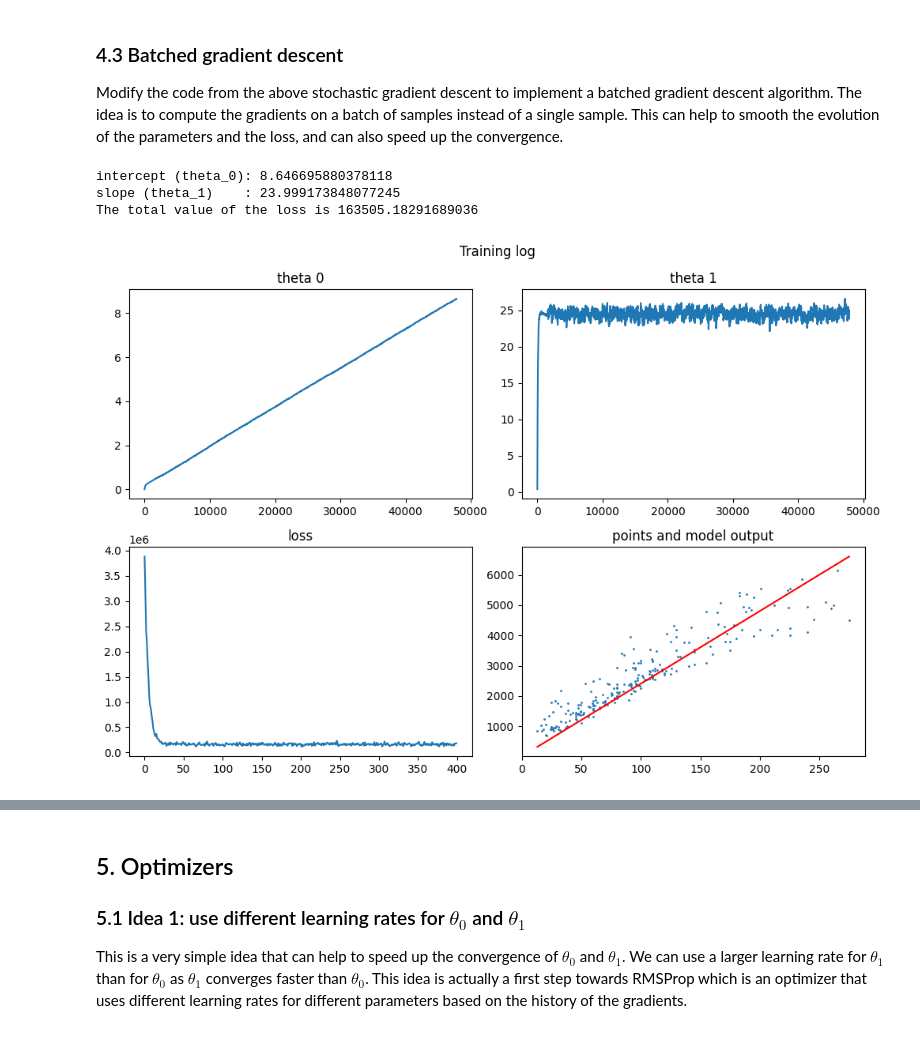
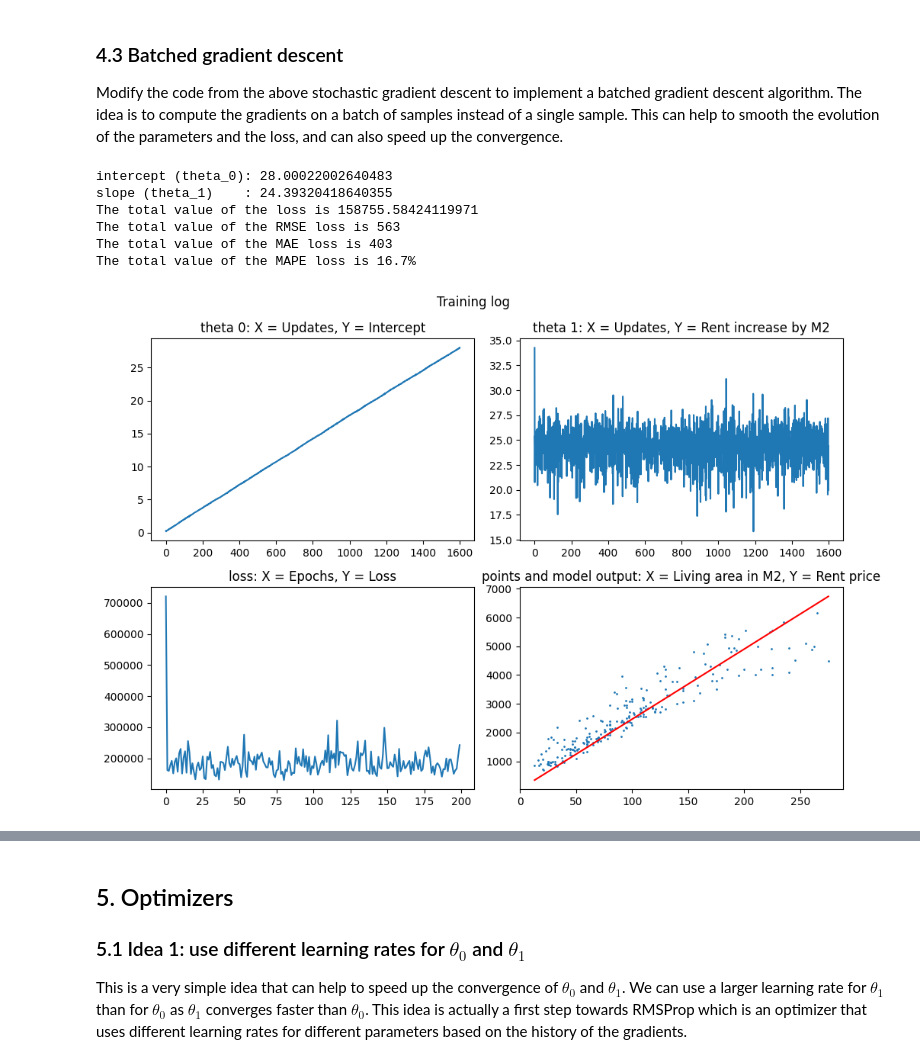
Before and after one commit to MehrLinard/DeLearnSpr26, a Jupyter notebook: Mandatory_Handin2/student-input/cg-linear-regression-stud.ipynb, the cells around one changed output, grey strips where cells are left out. Saved outputs shown, nothing was run; the diff lists cells and outputs as text; code cells hidden in the pictures.

```diff
--- a/Mandatory_Handin2/student-input/cg-linear-regression-stud.ipynb
+++ b/Mandatory_Handin2/student-input/cg-linear-regression-stud.ipynb
@@ -320,16 +330,16 @@ def plot_training_log(loss_evolution, t0_evolution, t1_evolution, x, y):
     fig, ((ax1, ax2), (ax3, ax4)) = plt.subplots(2, 2, figsize=(10,7))
     fig.suptitle('Training log')
     ax1.plot(t0_evolution)
-    ax1.set_title('theta 0')
+    ax1.set_title('theta 0: X = Updates, Y = Intercept')
     ax2.plot(t1_evolution)
-    ax2.set_title('theta 1')
+    ax2.set_title('theta 1: X = Updates, Y = Rent increase by M2')
     ax3.plot(loss_evolution)
-    ax3.set_title('loss')
+    ax3.set_title('loss: X = Epochs, Y = Loss')
     ax4.scatter(x, y, s=1.0)
     x_curve = np.array(np.linspace(np.min(x), np.max(x), 2))
     y_curve = t0_evolution[-1] + t1_evolution[-1] * x_curve  # use last value of evolution as thetas
     ax4.plot(x_curve, y_curve, color='red')
-    ax4.set_title('points and model output')
+    ax4.set_title('points and model output: X = Living area in M2, Y = Rent price')
     fig.tight_layout()
 # %% [markdown]
 Complete the code below to implement the stochastic gradient descent algorithm for linear regression. Make sure you understand the code and the algorithm before completing it. We will bring incremental evolution to this code so make sure you understand each lines of it. The code is pretty straightforward, but you can ask for help if you have any questions.
@@ -398,7 +431,7 @@ As seen in the graph bottom left, the loss starts high, but stabilizes faster af
 
 Modify the code from the above stochastic gradient descent to implement a batched gradient descent algorithm. The idea is to compute the gradients on a batch of samples instead of a single sample. This can help to smooth the evolution of the parameters and the loss, and can also speed up the convergence.
 # %%
-alpha = 0.000001  # learning rate can be higher than in the plain vanilla SGD
+alpha = 0.0001  # learning rate can be higher than in the plain vanilla SGD
                   # as we will average the gradients over a batch of samples
 epochs = 200
 batch_size = 32
@@ -427,53 +460,49 @@ for epoch in range(epochs):
             # batch grad instead of directly loss
             batch_grad_t0 += theta_0.grad_v   # update rule for theta_0
             batch_grad_t1 += theta_1.grad_v  # update rule for theta_1
             batch_loss += j.v
 
         #gradient average over batch of both gradients
         average_gradt0 = batch_grad_t0 / batch_size
         average_gradt1 = batch_grad_t1 / batch_size
 
         # apply learning rate
         t0 = t0 - alpha * average_gradt0
         t1 = t1 - alpha * average_gradt1
         # calcualte epoch loss with average of batch
         epoch_loss += batch_loss / batch_size
 
         t0_evolution.append(t0)
         t1_evolution.append(t1)
 
 
     loss_evolution.append(epoch_loss / n_steps)
     epoch_loss = 0.0
 
 
-
-for epoch in range(epochs):
-    n_steps = N
-    epoch_loss = 0.0
-    for step in range(n_steps):
-        n = random.choice(range(0, N))  # random sampling in the training set
-        cg.reset_values()
-        cg.forward([living_area[n], t0, t1, rent_price[n]])
-        cg.backward()
-        t0 = t0 -alpha * theta_0.grad_v   # update rule for theta_0
-        t1 = t1 - alpha * theta_1.grad_v  # update rule for theta_1
-        epoch_loss += j.v
-        t0_evolution.append(t0)
-        t1_evolution.append(t1)
-    loss_evolution.append(epoch_loss / n_steps)
-
-
 print("intercept (theta_0):", t0)
 print("slope (theta_1)    :", t1)
 y_hat = t0 + t1 * living_area
 J = mse_loss(y_hat, rent_price)
 print("The total value of the loss is", J)
+
+# losses rmse mae mape
+rmse = rmse_loss(y_hat, rent_price)
+mae = mae_loss(y_hat, rent_price)
+mape = mape_loss(y_hat, rent_price)
+
+print("The total value of the RMSE loss is", round(rmse))
+print("The total value of the MAE loss is", round(mae))
+print("The total value of the MAPE loss is", f"{100*mape:.1f}%")
+
 plot_training_log(loss_evolution, t0_evolution, t1_evolution, living_area, rent_price)
 # %% [output]
-intercept (theta_0): 8.646695880378118
-slope (theta_1)    : 23.999173848077245
-The total value of the loss is 163505.18291689036
+intercept (theta_0): 28.00022002640483
+slope (theta_1)    : 24.39320418640355
+The total value of the loss is 158755.58424119971
+The total value of the RMSE loss is 563
+The total value of the MAE loss is 403
+The total value of the MAPE loss is 16.7%
-[figure, old version]
+[figure, new version]
 # %% [markdown]
 **Your observations**
```
Also changed, not shown: parts of 13 cells of this notebook, 7 other files.
